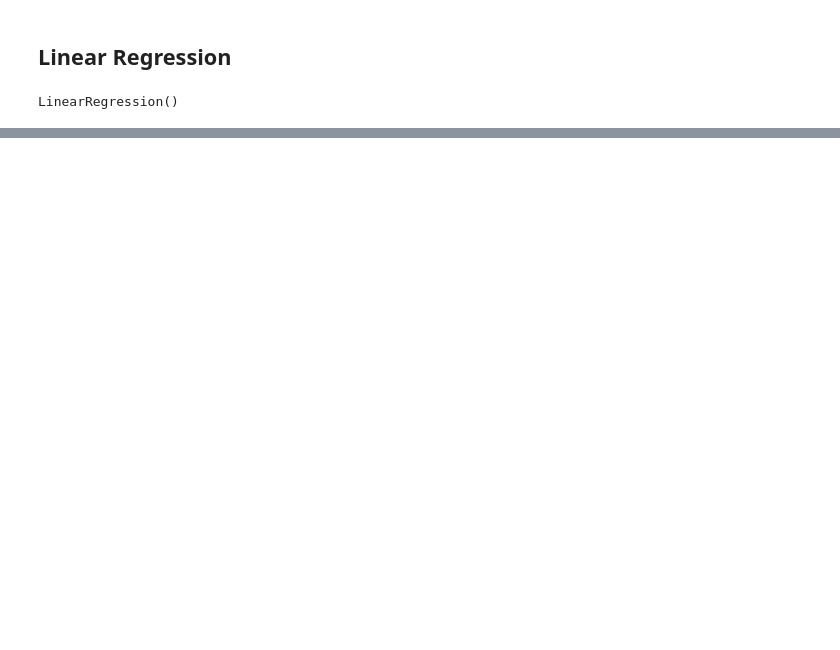
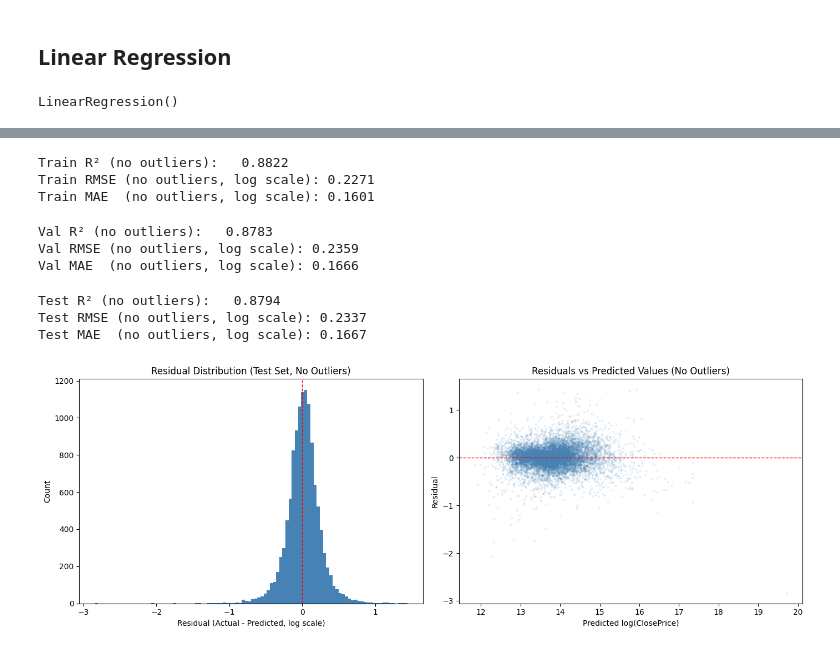
Before and after one commit to rsm-coc015/idx-exchange, a Jupyter notebook: 03_baseline_model.ipynb, the cells around one changed output, grey strips where cells are left out. Saved outputs shown, nothing was run; the diff lists cells and outputs as text; code cells hidden in the pictures; blank space fills up the shorter version.

```diff
--- a/03_baseline_model.ipynb
+++ b/03_baseline_model.ipynb
@@ -231,0 +495,66 @@ baseline_results.to_csv("baseline_results.csv", index=False)
+# %%
+model_no_outliers = LinearRegression()
+model_no_outliers.fit(X_train_no_outliers, y_train_no_outliers)
+
+y_pred_train_no = model_no_outliers.predict(X_train_no_outliers)
+
+r2_train_no = r2_score(y_train_no_outliers, y_pred_train_no)
+rmse_train_no = np.sqrt(mean_squared_error(y_train_no_outliers, y_pred_train_no))
+mae_train_no = mean_absolute_error(y_train_no_outliers, y_pred_train_no)
+
+print(f"Train R² (no outliers):   {r2_train_no:.4f}")
+print(f"Train RMSE (no outliers, log scale): {rmse_train_no:.4f}")
+print(f"Train MAE  (no outliers, log scale): {mae_train_no:.4f}")
+# %% [output]
+Train R² (no outliers):   0.8822
+Train RMSE (no outliers, log scale): 0.2271
+Train MAE  (no outliers, log scale): 0.1601
+# %%
+y_pred_val_no = model_no_outliers.predict(X_val_no_outliers)
+
+r2_val_no = r2_score(y_val_no_outliers, y_pred_val_no)
+rmse_val_no = np.sqrt(mean_squared_error(y_val_no_outliers, y_pred_val_no))
+mae_val_no = mean_absolute_error(y_val_no_outliers, y_pred_val_no)
+
+print(f"Val R² (no outliers):   {r2_val_no:.4f}")
+print(f"Val RMSE (no outliers, log scale): {rmse_val_no:.4f}")
+print(f"Val MAE  (no outliers, log scale): {mae_val_no:.4f}")
+# %% [output]
+Val R² (no outliers):   0.8783
+Val RMSE (no outliers, log scale): 0.2359
+Val MAE  (no outliers, log scale): 0.1666
+# %%
+y_pred_test_no = model_no_outliers.predict(X_test_no_outliers)
+
+r2_test_no = r2_score(y_test_no_outliers, y_pred_test_no)
+rmse_test_no = np.sqrt(mean_squared_error(y_test_no_outliers, y_pred_test_no))
+mae_test_no = mean_absolute_error(y_test_no_outliers, y_pred_test_no)
+
+print(f"Test R² (no outliers):   {r2_test_no:.4f}")
+print(f"Test RMSE (no outliers, log scale): {rmse_test_no:.4f}")
+print(f"Test MAE  (no outliers, log scale): {mae_test_no:.4f}")
+# %% [output]
+Test R² (no outliers):   0.8794
+Test RMSE (no outliers, log scale): 0.2337
+Test MAE  (no outliers, log scale): 0.1667
+# %%
+residuals_test_no = y_test_no_outliers - y_pred_test_no
+
+fig, axes = plt.subplots(1, 2, figsize=(14, 5))
+
+axes[0].hist(residuals_test_no, bins=100, color="steelblue")
+axes[0].set_title("Residual Distribution (Test Set, No Outliers)")
+axes[0].set_xlabel("Residual (Actual - Predicted, log scale)")
+axes[0].set_ylabel("Count")
+axes[0].axvline(0, color="red", linestyle="--", linewidth=1)
+
+axes[1].scatter(y_pred_test_no, residuals_test_no, alpha=0.1, s=3, color="steelblue")
+axes[1].axhline(0, color="red", linestyle="--", linewidth=1)
+axes[1].set_title("Residuals vs Predicted Values (No Outliers)")
+axes[1].set_xlabel("Predicted log(ClosePrice)")
+axes[1].set_ylabel("Residual")
+
+plt.tight_layout()
+plt.show()
+# %% [output]
+[figure, added]
```
Also changed, not shown: parts of 29 cells of this notebook, 11 other files.
